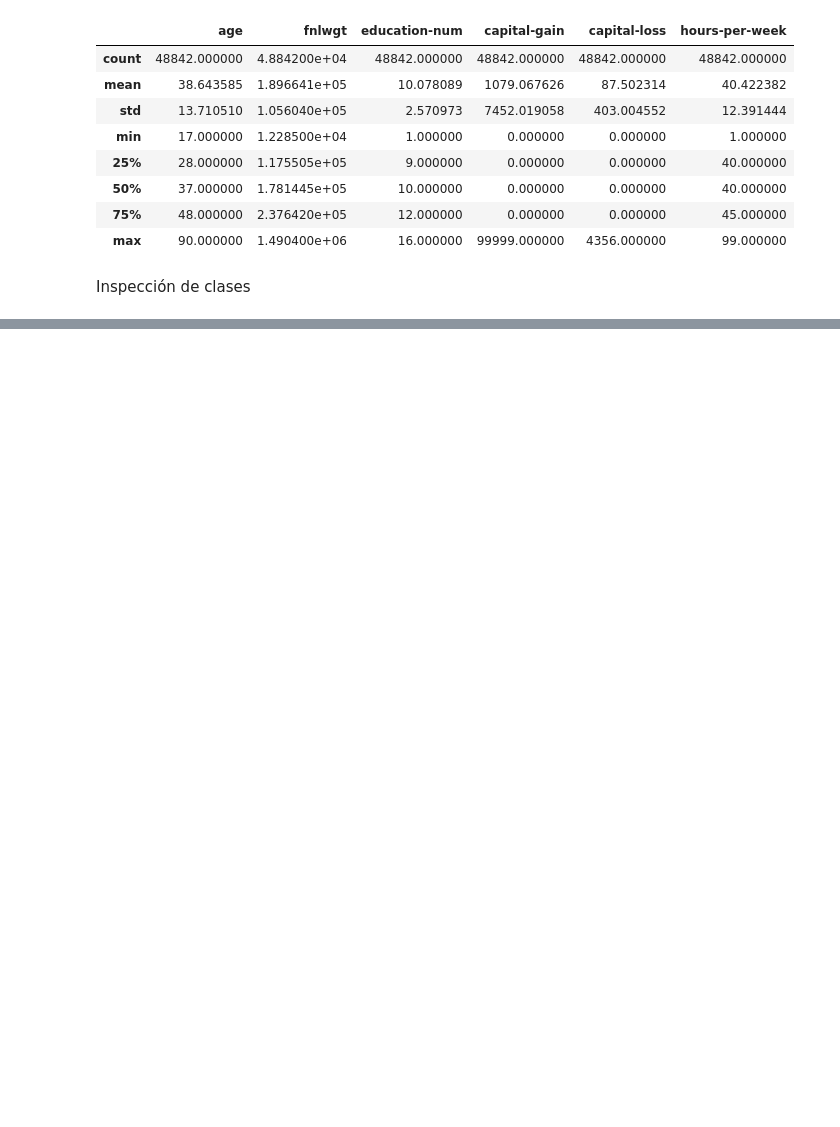
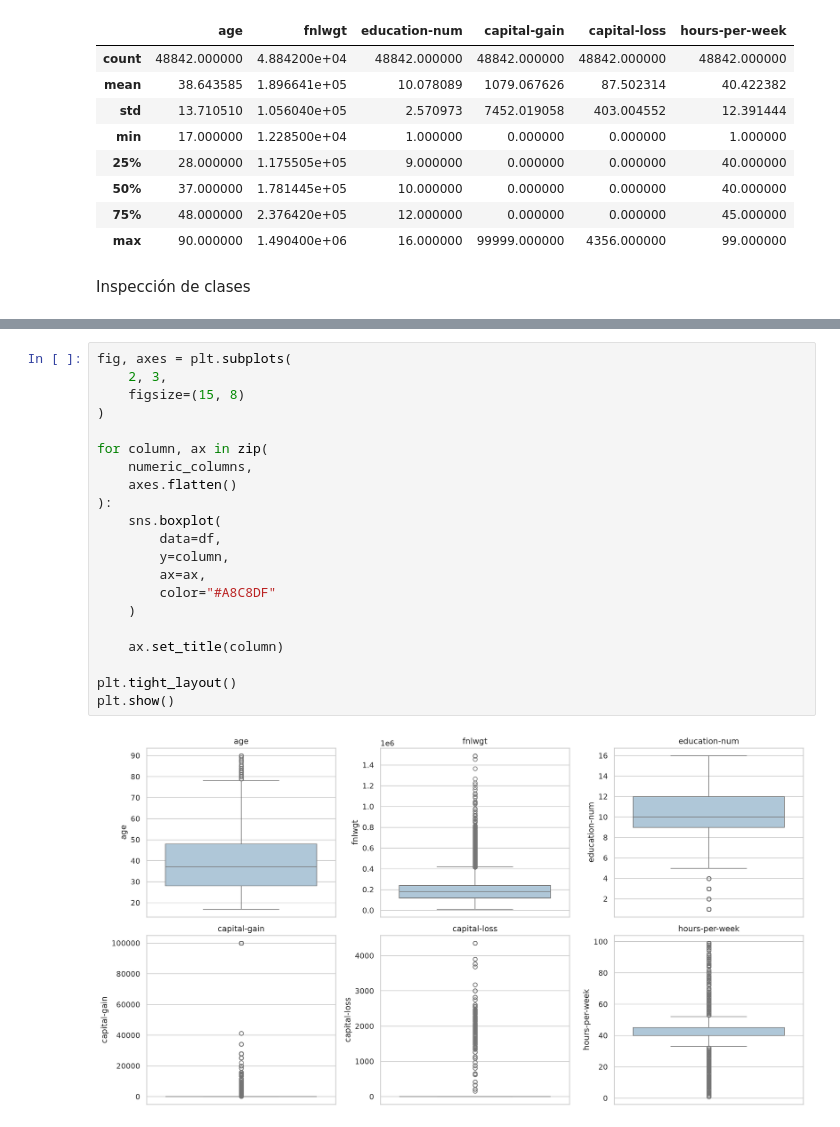
Before and after one commit to Vante52/neural-income-classifier, a Jupyter notebook: notebooks/01_data_exploration.ipynb, the cells around one changed output, grey strips where cells are left out. Saved outputs shown, nothing was run; the diff lists cells and outputs as text; blank space fills up the shorter version.

```diff
--- a/notebooks/01_data_exploration.ipynb
+++ b/notebooks/01_data_exploration.ipynb
@@ -113,0 +213,23 @@ Name: count, dtype: int64
+# %%
+fig, axes = plt.subplots(
+    2, 3,
+    figsize=(15, 8)
+)
+
+for column, ax in zip(
+    numeric_columns,
+    axes.flatten()
+):
+    sns.boxplot(
+        data=df,
+        y=column,
+        ax=ax,
+        color="#A8C8DF"
+    )
+
+    ax.set_title(column)
+
+plt.tight_layout()
+plt.show()
+# %% [output]
+[figure, added]
```
Also changed, not shown: parts of 12 cells of this notebook, 7 other files.
